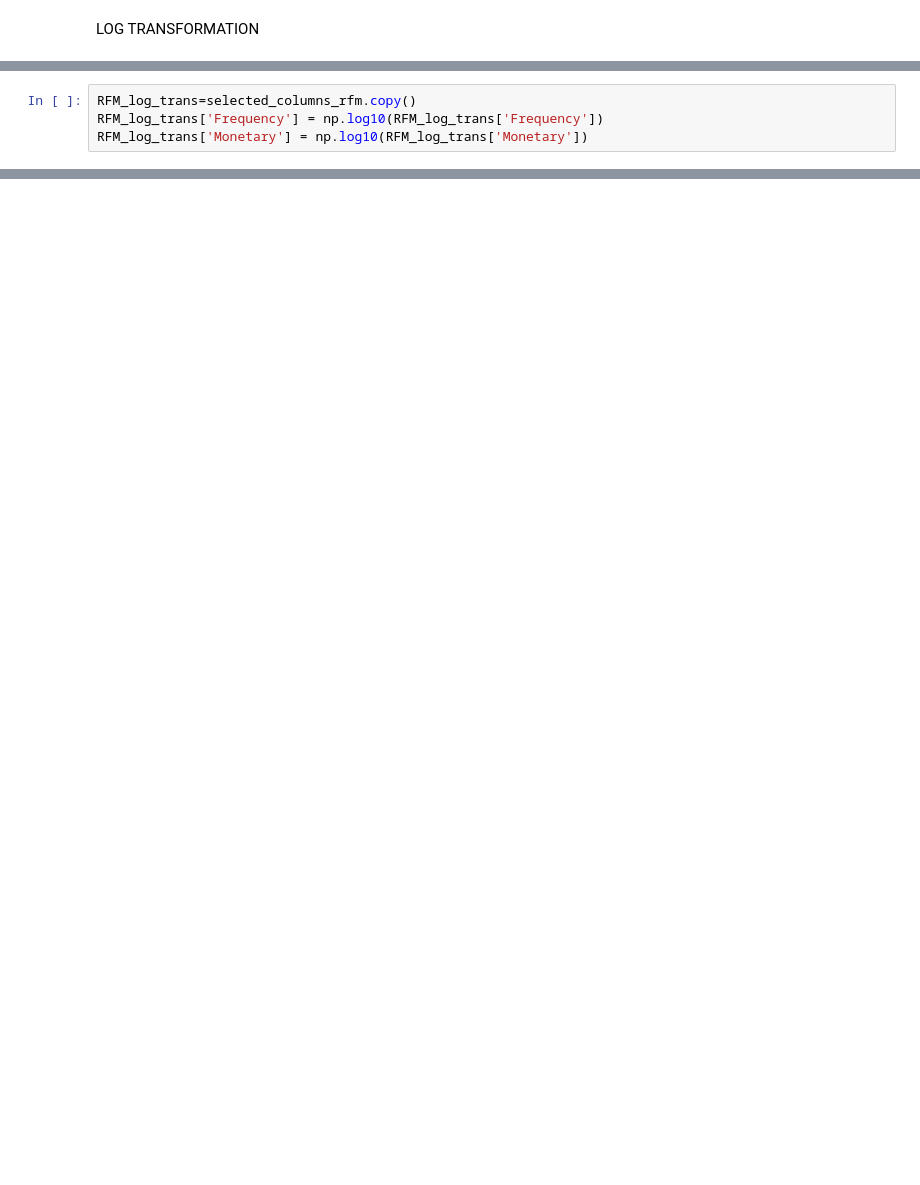
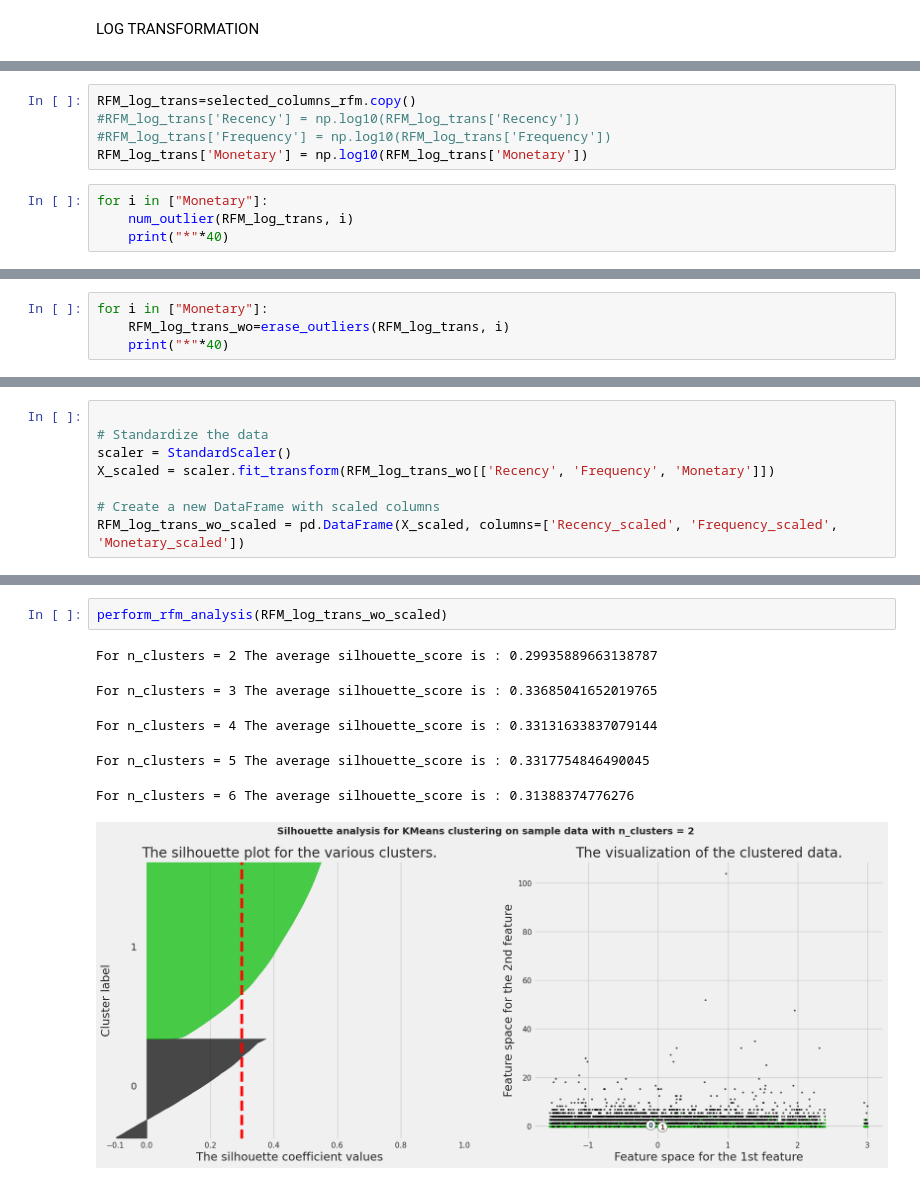
Before and after one commit to Pablocodes1993/finalproject, a Jupyter notebook: RFM_ANALYSIS.ipynb, the cells around one changed output, grey strips where cells are left out. Cells and saved outputs as stored; diff of their text form; blank space fills up the shorter version.

```diff
--- a/RFM_ANALYSIS.ipynb
+++ b/RFM_ANALYSIS.ipynb
@@ -524,4 +554,9 @@ LOG TRANSFORMATION
 # %%
 RFM_log_trans=selected_columns_rfm.copy()
-RFM_log_trans['Frequency'] = np.log10(RFM_log_trans['Frequency'])
+#RFM_log_trans['Recency'] = np.log10(RFM_log_trans['Recency'])
+#RFM_log_trans['Frequency'] = np.log10(RFM_log_trans['Frequency'])
 RFM_log_trans['Monetary'] = np.log10(RFM_log_trans['Monetary'])
+# %%
+for i in ["Monetary"]:
+    num_outlier(RFM_log_trans, i)
+    print("*"*40)
@@ -527,0 +572,4 @@ RFM_log_trans['Monetary'] = np.log10(RFM_log_trans['Monetary'])
+# %%
+for i in ["Monetary"]:
+    RFM_log_trans_wo=erase_outliers(RFM_log_trans, i)
+    print("*"*40)
@@ -527,0 +610,8 @@ RFM_log_trans['Monetary'] = np.log10(RFM_log_trans['Monetary'])
+# %%
+
+# Standardize the data
+scaler = StandardScaler()
+X_scaled = scaler.fit_transform(RFM_log_trans_wo[['Recency', 'Frequency', 'Monetary']])
+
+# Create a new DataFrame with scaled columns
+RFM_log_trans_wo_scaled = pd.DataFrame(X_scaled, columns=['Recency_scaled', 'Frequency_scaled', 'Monetary_scaled'])
@@ -527,0 +695,9 @@ RFM_log_trans['Monetary'] = np.log10(RFM_log_trans['Monetary'])
+# %%
+perform_rfm_analysis(RFM_log_trans_wo_scaled)
+# %% [output]
+For n_clusters = 2 The average silhouette_score is : 0.29935889663138787
+For n_clusters = 3 The average silhouette_score is : 0.33685041652019765
+For n_clusters = 4 The average silhouette_score is : 0.33131633837079144
+For n_clusters = 5 The average silhouette_score is : 0.3317754846490045
+For n_clusters = 6 The average silhouette_score is : 0.31388374776276
+[figure, added]
```
Also changed, not shown: parts of 10 cells of this notebook.
